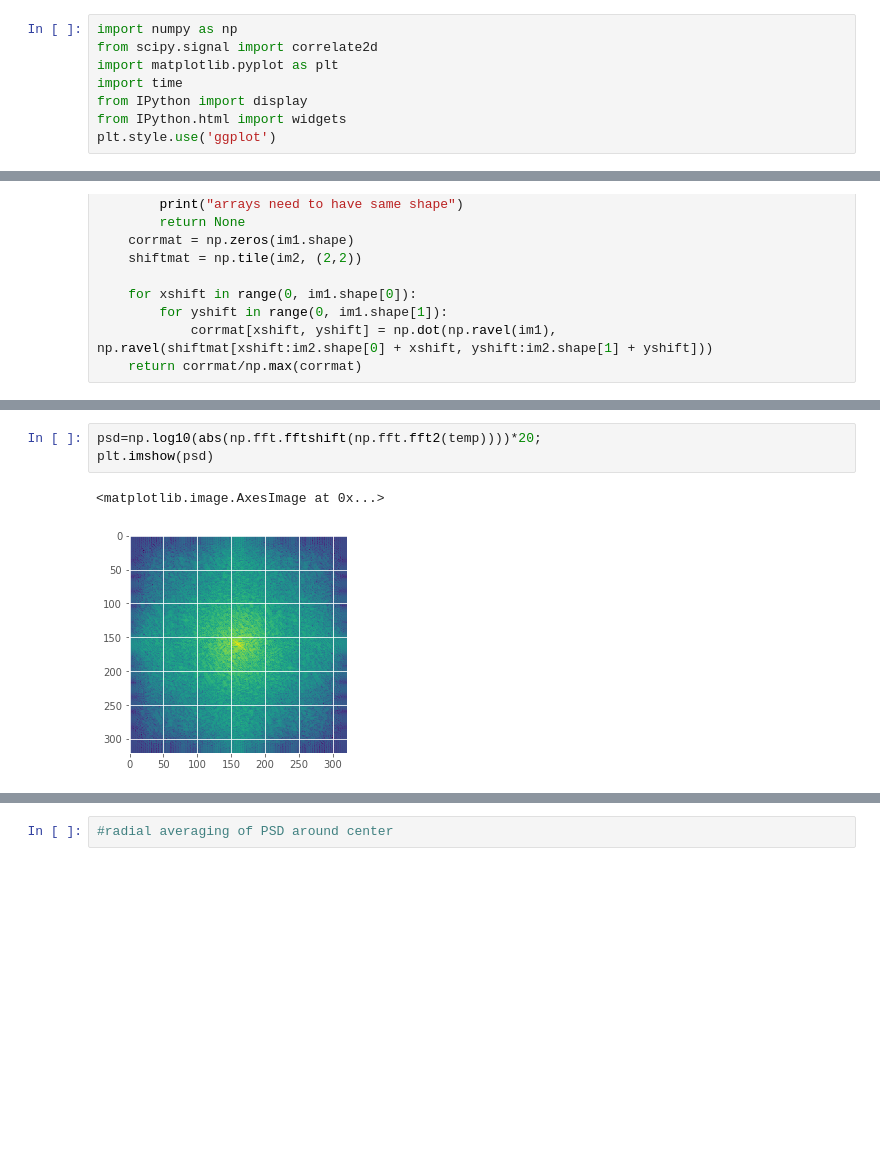
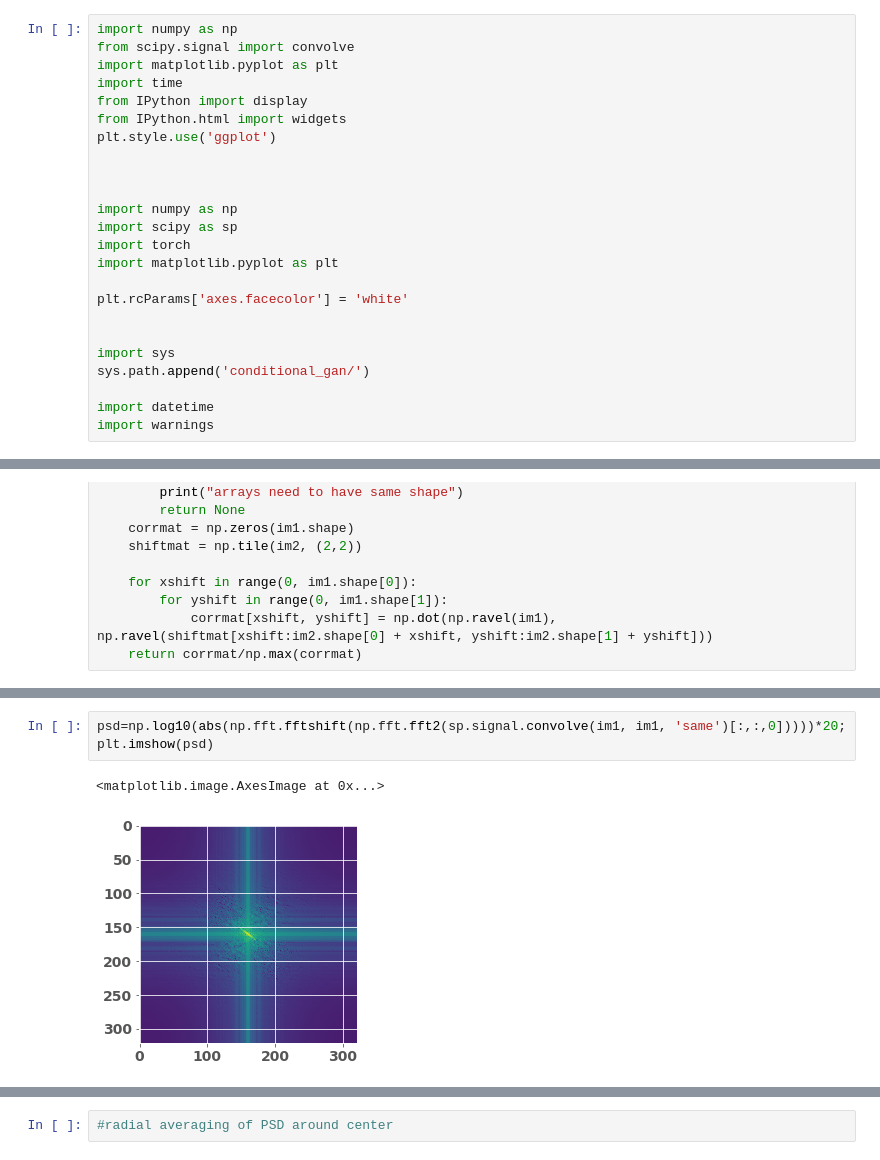
Before and after one commit to adrianalbert/domain-transfer-GAN, a Jupyter notebook: two_point_corr_attempt.ipynb, the cells around one changed output, grey strips where cells are left out. Saved outputs shown, nothing was run; the diff lists cells and outputs as text; blank space fills up the shorter version.

```diff
--- a/two_point_corr_attempt.ipynb
+++ b/two_point_corr_attempt.ipynb
@@ -1,8 +1,24 @@
 # %%
 import numpy as np
-from scipy.signal import correlate2d
+from scipy.signal import convolve
 import matplotlib.pyplot as plt
 import time
 from IPython import display
 from IPython.html import widgets
 plt.style.use('ggplot')
+
+
+
+import numpy as np
+import scipy as sp
+import torch
+import matplotlib.pyplot as plt
+
+plt.rcParams['axes.facecolor'] = 'white'
+
+
+import sys
+sys.path.append('conditional_gan/')
+
+import datetime
+import warnings
@@ -43,9 +342,9 @@ plt.matshow(temp)
 # %%
-psd=np.log10(abs(np.fft.fftshift(np.fft.fft2(temp))))*20;
+psd=np.log10(abs(np.fft.fftshift(np.fft.fft2(sp.signal.convolve(im1, im1, 'same')[:,:,0]))))*20;
 plt.imshow(psd)
 # %% [output]
 <matplotlib.image.AxesImage at 0x...>
-[figure, old version]
+[figure, new version]
 # %%
 psd1=np.log10(abs(np.fft.fft2(im1[:,:,0])))*20
 plt.imshow(psd1)
```
Also changed, not shown: parts of 39 cells of this notebook.
